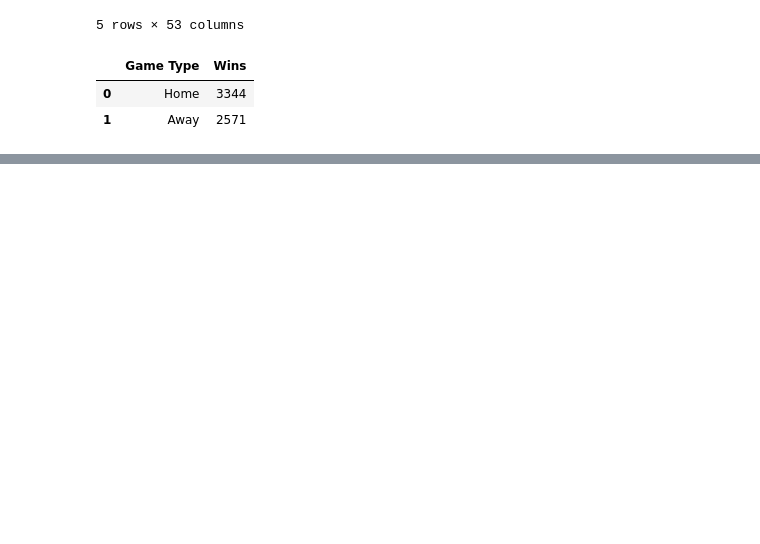
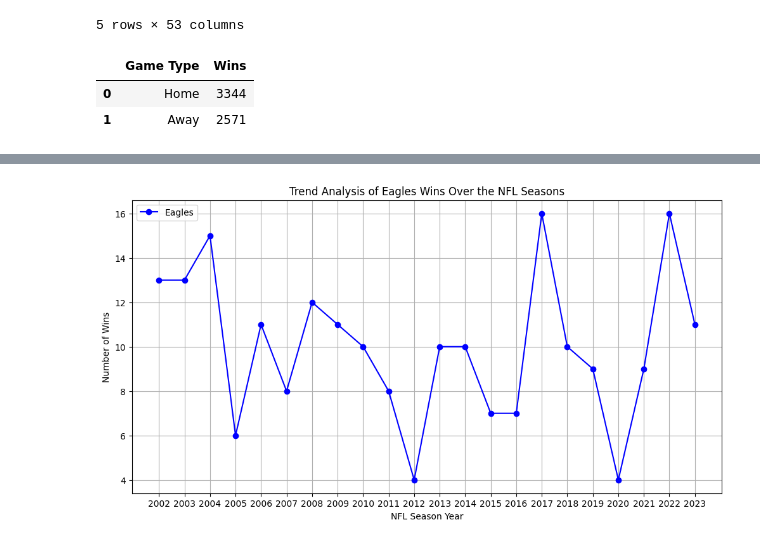
Before and after one commit to Dference/ML-Project, a Jupyter notebook: Football_project.ipynb, the cells around one changed output, grey strips where cells are left out. Cells and saved outputs as stored; diff of their text form; code cells hidden in the pictures; blank space fills up the shorter version.

```diff
--- a/Football_project.ipynb
+++ b/Football_project.ipynb
@@ -270,0 +320,49 @@ print(chiefs_results_df)
+# %%
+# Convert date to datetime
+game_stats_df['date'] = pd.to_datetime(game_stats_df['date'])
+
+# Define a function to assign NFL season year
+def get_nfl_season_year(date):
+    if date.month >= 9:  # September or later
+        return date.year
+    else:  # Before September
+        return date.year - 1
+
+# Apply the function to create a new 'nfl_season_year' column
+game_stats_df['nfl_season_year'] = game_stats_df['date'].apply(get_nfl_season_year)
+
+# Create a target column for classification (1 if home team won, 0 otherwise)
+game_stats_df['home_win'] = game_stats_df['score_home'] > game_stats_df['score_away']
+
+# Count wins for home and away teams separately
+home_wins = game_stats_df.groupby(['nfl_season_year', 'home'])['home_win'].sum().reset_index(name='wins')
+away_wins = game_stats_df.groupby(['nfl_season_year', 'away'])['home_win'].apply(lambda x: (~x).sum()).reset_index(name='wins')
+
+# Rename columns for merging
+home_wins.rename(columns={'home': 'team'}, inplace=True)
+away_wins.rename(columns={'away': 'team'}, inplace=True)
+
+# Merge home and away wins data
+total_wins = pd.merge(home_wins, away_wins, on=['nfl_season_year', 'team'], how='outer')
+total_wins['wins'] = total_wins[['wins_x', 'wins_y']].sum(axis=1)
+total_wins.drop(columns=['wins_x', 'wins_y'], inplace=True)
+
+# Create a trend line for a specific team (e.g., "Eagles")
+team = 'Eagles'
+team_data = total_wins[total_wins['team'] == team]
+
+plt.figure(figsize=(12, 6))
+plt.plot(team_data['nfl_season_year'], team_data['wins'], marker='o', label=team, color='b')
+plt.xlabel('NFL Season Year')
+plt.ylabel('Number of Wins')
+plt.title(f'Trend Analysis of {team} Wins Over the NFL Seasons')
+
+# Customize x-axis ticks
+plt.xticks(ticks=team_data['nfl_season_year'].unique(), labels=[str(year) for year in team_data['nfl_season_year'].unique()])
+
+
+plt.legend()
+plt.grid(True)
+plt.show()
+# %% [output]
+[figure, added]
```
Also changed, not shown: parts of 4 cells of this notebook.
